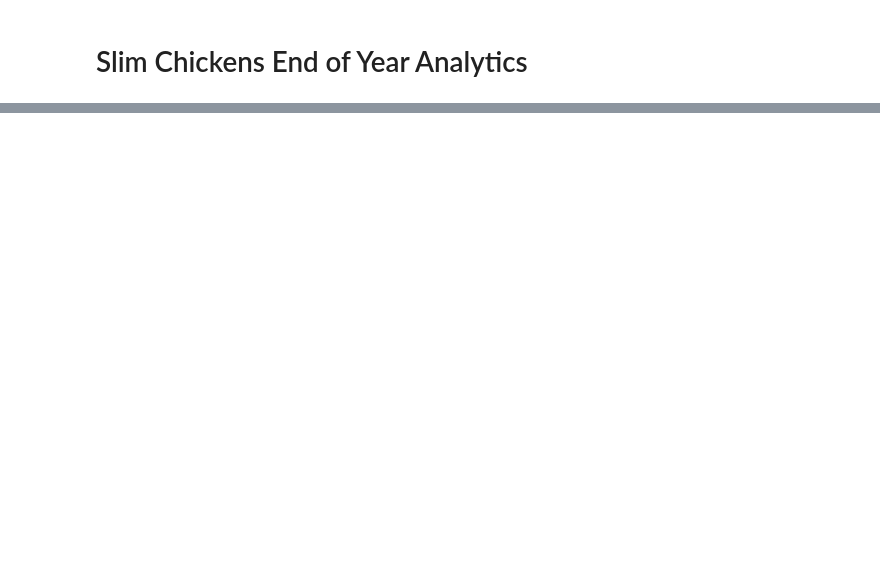
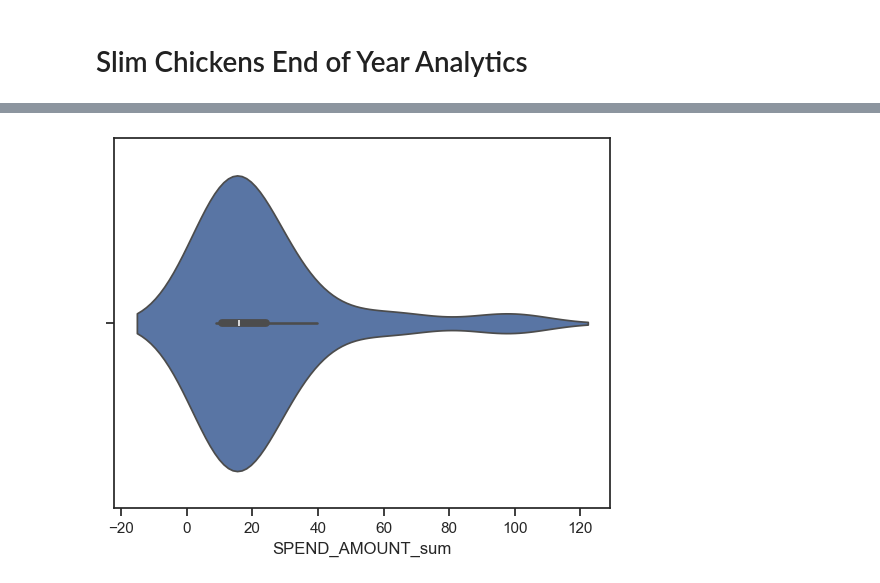
Before and after one commit to piukhq/snowdrops, a Jupyter notebook: end of year analytics/Slim Chickens/Slim Chickens.ipynb, the cells around one changed output, grey strips where cells are left out. Saved outputs shown, nothing was run; the diff lists cells and outputs as text; code cells hidden in the pictures; blank space fills up the shorter version.

```diff
--- a/end of year analytics/Slim Chickens/Slim Chickens.ipynb
+++ b/end of year analytics/Slim Chickens/Slim Chickens.ipynb
@@ -42,0 +119,4 @@ user_level_txns = return_df(
+# %%
+plot = sns.violinplot(data=df_agg, x=df_agg['SPEND_AMOUNT_sum'])
+# %% [output]
+[figure, added]
```
Also changed, not shown: parts of 13 cells of this notebook, 2 other files.
